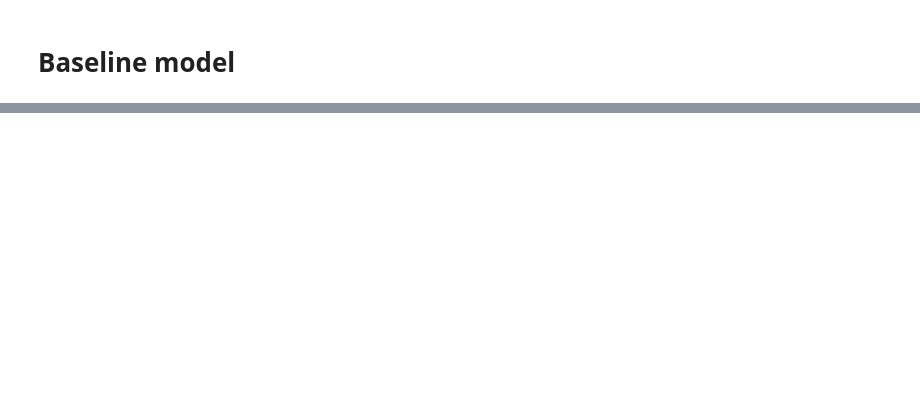
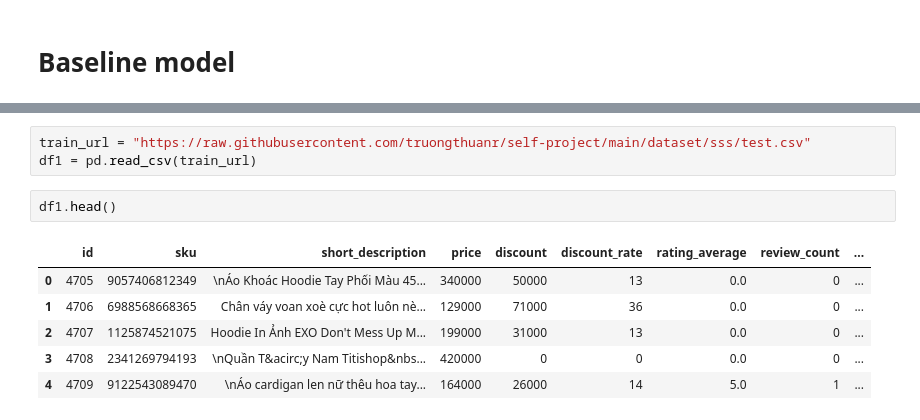
Before and after one commit to truongthuanr/transfer, a Jupyter notebook: 08_SSSMarket_truongthuan_2.ipynb, the cells around one changed output, grey strips where cells are left out. Saved outputs shown, nothing was run; the diff lists cells and outputs as text; blank space fills up the shorter version.

```diff
--- a/08_SSSMarket_truongthuan_2.ipynb
+++ b/08_SSSMarket_truongthuan_2.ipynb
@@ -170,0 +344,12 @@ from tensorflow.keras.optimizers import SGD
+# %%
+train_url = "https://raw.githubusercontent.com/truongthuanr/self-project/main/dataset/sss/test.csv"
+df1 = pd.read_csv(train_url)
+# %%
+df1.head()
+# %% [output]
+|  | id | sku | short_description | price | discount | discount_rate | rating_average | review_count | ... |
+| 0 | 4705 | 9057406812349 | \nÁo Khoác Hoodie Tay Phối Màu 45... | 340000 | 50000 | 13 | 0.0 | 0 | ... |
+| 1 | 4706 | 6988568668365 | Chân váy voan xoè cực hot luôn nè... | 129000 | 71000 | 36 | 0.0 | 0 | ... |
+| 2 | 4707 | 1125874521075 | Hoodie In Ảnh EXO Don't Mess Up M... | 199000 | 31000 | 13 | 0.0 | 0 | ... |
+| 3 | 4708 | 2341269794193 | \nQuần T&acirc;y Nam Titishop&nbs... | 420000 | 0 | 0 | 0.0 | 0 | ... |
+| 4 | 4709 | 9122543089470 | \nÁo cardigan len nữ thêu hoa tay... | 164000 | 26000 | 14 | 5.0 | 1 | ... |
```
Also changed, not shown: parts of 24 cells of this notebook.
